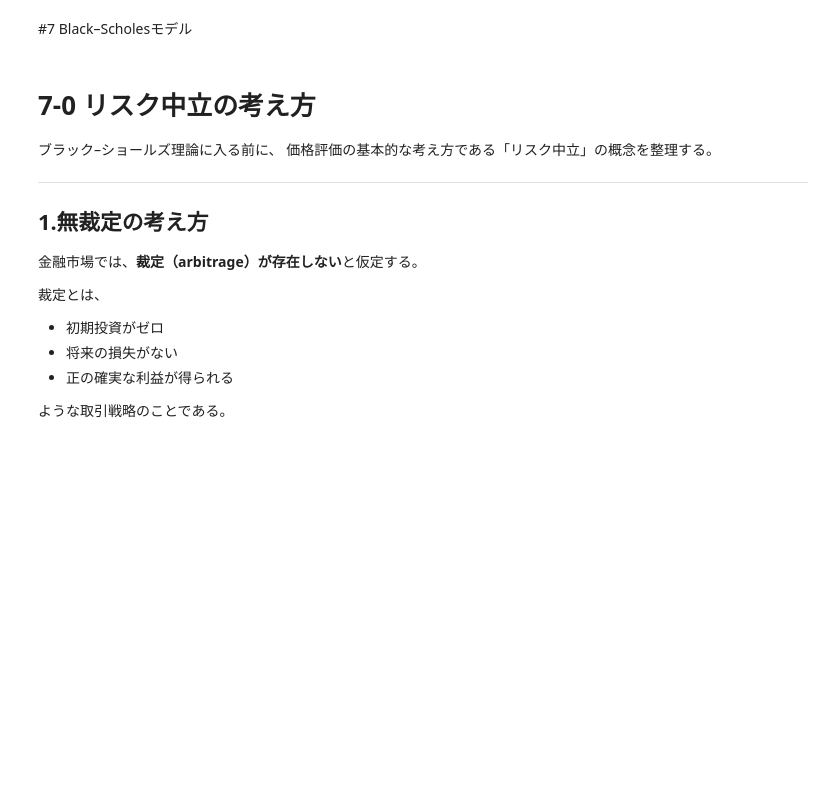
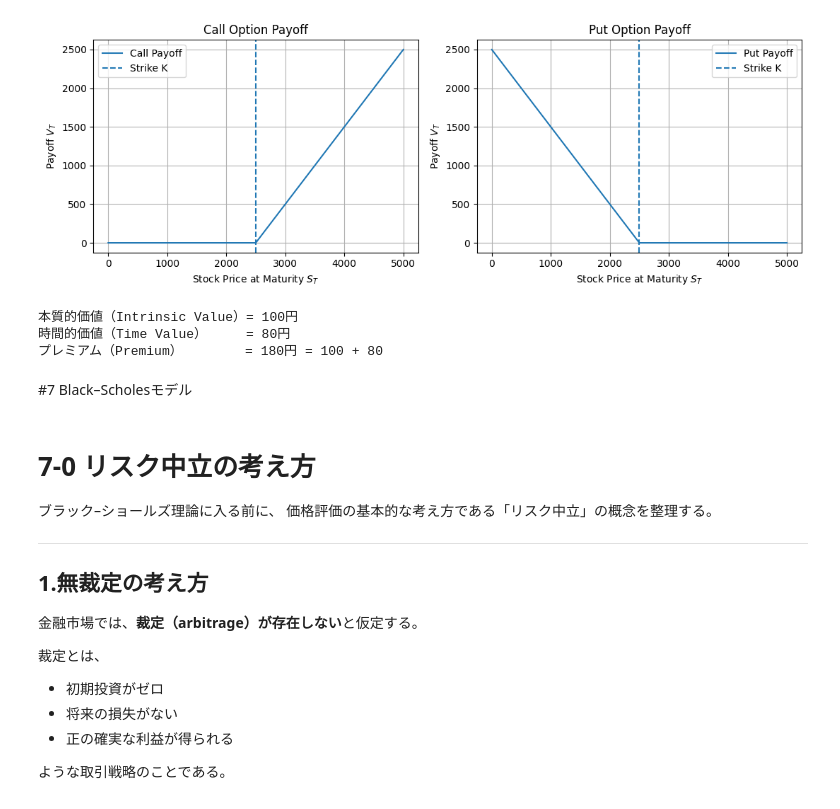
Before and after one commit to ish66726-a11y/finance-prep, a Jupyter notebook: 03_derivatives.ipynb, the cells around one changed output. Saved outputs shown, nothing was run; the diff lists cells and outputs as text; code cells hidden in the pictures; blank space fills up the shorter version.

```diff
--- a/03_derivatives.ipynb
+++ b/03_derivatives.ipynb
@@ -454,3 +370,76 @@ plt.show()
+# %%
+import numpy as np
+import matplotlib.pyplot as plt
+
+# パラメータ
+S = np.linspace(0, 5000, 500)   # 満期時の原資産価格 S_T
+K = 2500                        # 行使価格（ストライク）
+
+# 満期ペイオフ（プレミアムは考慮しない）
+payoff_call = np.maximum(S - K, 0)   # コール：max(S_T − K, 0)
+payoff_put  = np.maximum(K - S, 0)   # プット：max(K − S_T, 0)
+
+# 描画（コールとプットを並べて表示）
+fig, axes = plt.subplots(1, 2, figsize=(11, 4))
+
+axes[0].plot(S, payoff_call, label="Call Payoff")
+axes[0].axvline(K, linestyle="--", label="Strike K")
+axes[0].set_title("Call Option Payoff")
+axes[0].set_xlabel("Stock Price at Maturity $S_T$")
+axes[0].set_ylabel("Payoff $V_T$")
+axes[0].legend()
+axes[0].grid(True)
+
+axes[1].plot(S, payoff_put, label="Put Payoff")
+axes[1].axvline(K, linestyle="--", label="Strike K")
+axes[1].set_title("Put Option Payoff")
+axes[1].set_xlabel("Stock Price at Maturity $S_T$")
+axes[1].set_ylabel("Payoff $V_T$")
+axes[1].legend()
+axes[1].grid(True)
+
+plt.tight_layout()
+plt.show()
+# %% [output]
+[figure, added]
+# %%
+# ==========================================
+# オプションの本質的価値を計算する関数
+# ==========================================
+def intrinsic_value(S, K, option_type="call"):
+    """
+    オプションの本質的価値を計算する。
+
+    S           : 現在の原資産価格
+    K           : 行使価格
+    option_type : "call" または "put"
+    """
+    if option_type == "call":
+        return max(S - K, 0)   # コール：今すぐ買う権利の価値
+    else:
+        return max(K - S, 0)   # プット：今すぐ売る権利の価値
+
+
+# ===== 実行部分 =====
+S       = 2600   # 現在の株価
+K       = 2500   # 行使価格
+premium = 180    # 市場で観測されるコールのプレミアム
+
+iv = intrinsic_value(S, K, "call")   # 本質的価値
+tv = premium - iv                    # 時間的価値 = プレミアム − 本質的価値
+
+print(f"本質的価値（Intrinsic Value）= {iv}円")
+print(f"時間的価値（Time Value）     = {tv}円")
+print(f"プレミアム（Premium）        = {premium}円 = {iv} + {tv}")
+
+# 実行結果（参考）:
+# 本質的価値（Intrinsic Value）= 100円
+# 時間的価値（Time Value）     = 80円
+# プレミアム（Premium）        = 180円 = 100 + 80
+# %% [output]
+本質的価値（Intrinsic Value）= 100円
+時間的価値（Time Value）     = 80円
+プレミアム（Premium）        = 180円 = 100 + 80
 # %% [markdown]
 #7 Black–Scholesモデル
 # %% [markdown]
```
Also changed, not shown: parts of 19 cells of this notebook.
